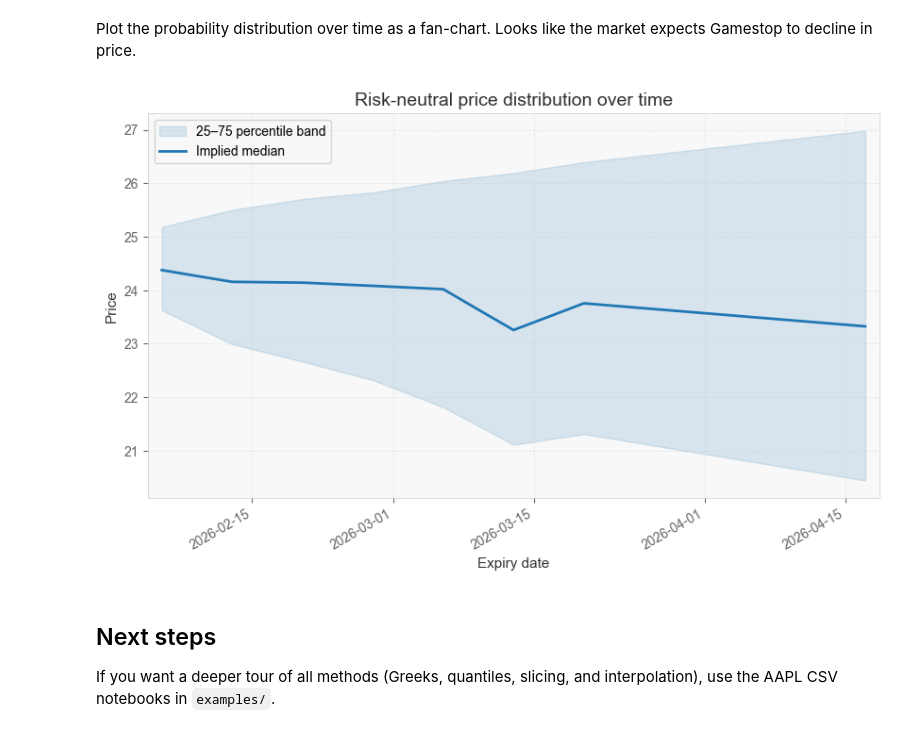
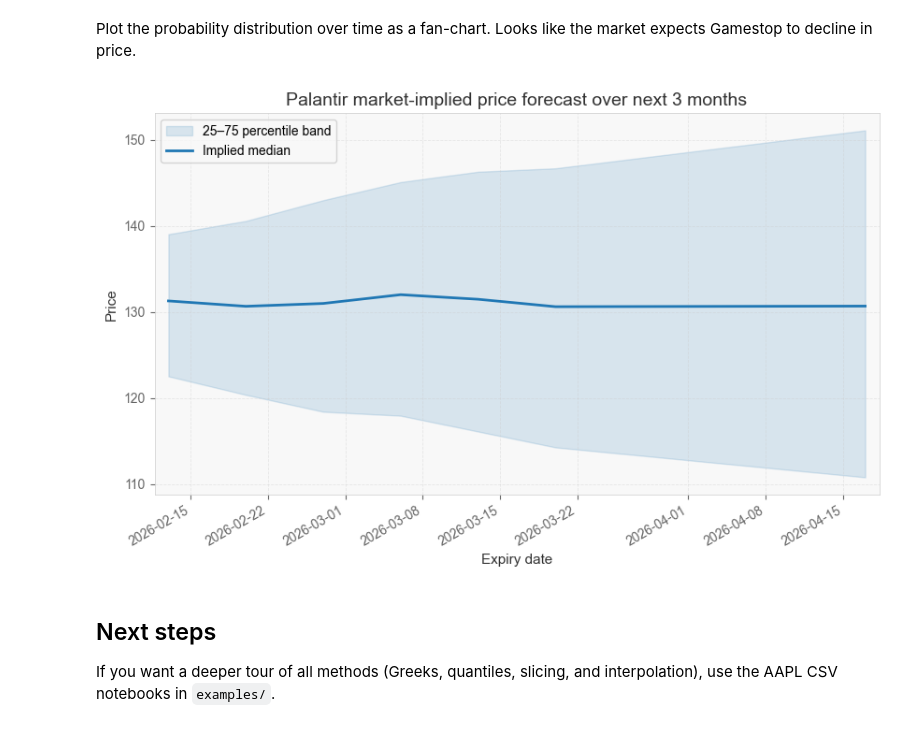
Before and after one commit to tyrneh/options-implied-probability, a Jupyter notebook: examples/quickstart_yfinance.ipynb, the cells around one changed output. Saved outputs shown, nothing was run; the diff lists cells and outputs as text; code cells hidden in the pictures.

```diff
--- a/examples/quickstart_yfinance.ipynb
+++ b/examples/quickstart_yfinance.ipynb
@@ -112,7 +118,7 @@ moments = {
 
 First, we use the `sources` object to query and download data from yfinance
 # %%
-ticker = "GME" # select a ticker
+ticker = "PLTR" # select a ticker
 
 # we will download all data for the next 3 months
 chain_surface, snapshot_surface = sources.fetch_chain(ticker, horizon='3m')
@@ -138,11 +144,11 @@ The simplest way to do this is using the `ProbSurface.from_chain()` method.
 surface = ProbSurface.from_chain(chain_surface, surface_market)
 # %% [markdown]
 Plot the probability distribution over time as a fan-chart. Looks like the market expects Gamestop to decline in price.
-# %%
-surface.plot_fan()
-plt.show()
-# %% [output]
-[figure, removed]
+# %%
+surface.plot_fan(title="Palantir market-implied price forecast over next 3 months")
+plt.show()
+# %% [output]
+[figure, added]
 # %% [markdown]
 ## Next steps
 
```
Also changed, not shown: parts of 6 cells of this notebook, 3 other files.
